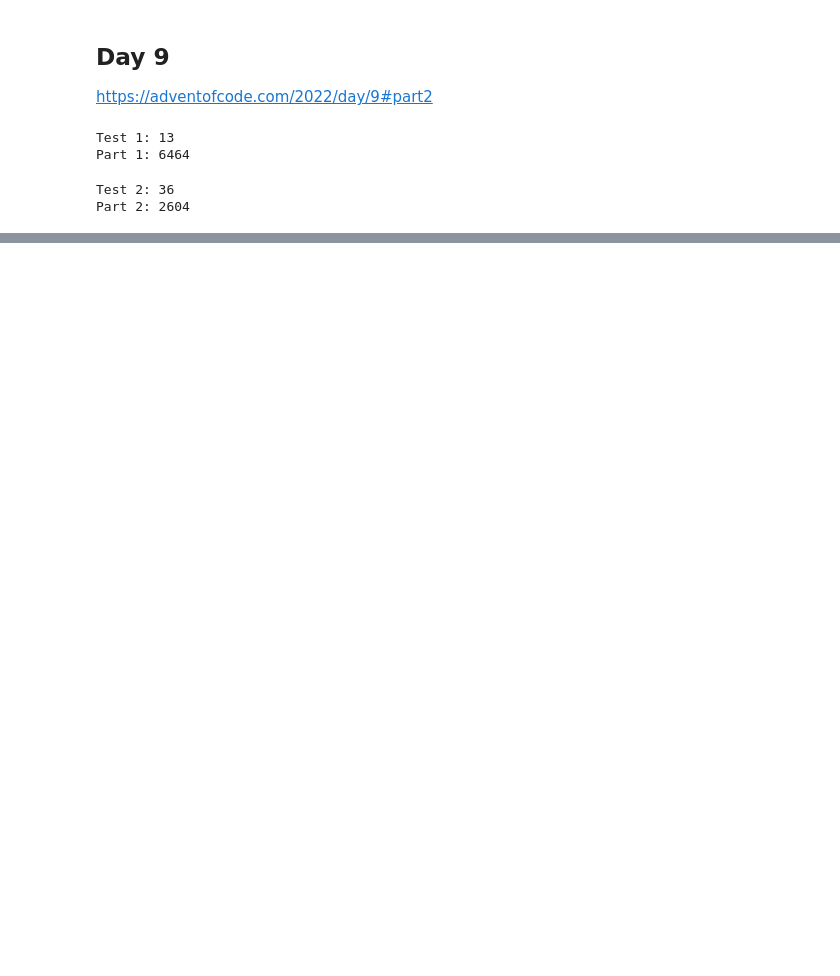
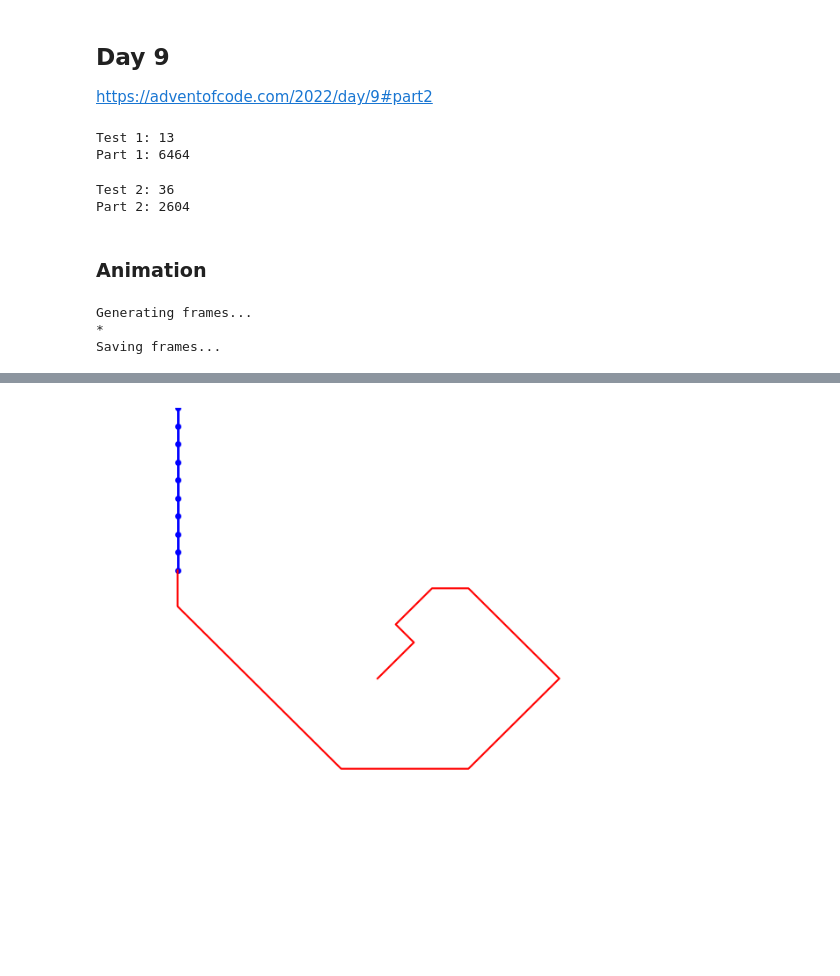
Before and after one commit to marcodelmastro/AdventOfCode2022, a Jupyter notebook: Day09.ipynb, the cells around one changed output, grey strips where cells are left out. Drawn from its saved outputs; the diff is of its cells as text; code cells hidden in the pictures; blank space fills up the shorter version.

Commit message:
Day 9 animations

```diff
--- a/Day09.ipynb
+++ b/Day09.ipynb
@@ -95,3 +94,5 @@ print("Part 2:",part2(instr))
 # %% [output]
 Test 2: 36
 Part 2: 2604
+# %% [markdown]
+### Animation
@@ -97,0 +164,12 @@ Part 2: 2604
+# %%
+camera1 = part2animate(instr1,-15,15,-15,15)
+
+anim1 = camera1.animate(blit=True)
+anim1.save('visualisation/day9animation1.gif', writer='imagemagick')
+
+from IPython.display import HTML
+HTML(anim1.to_html5_video())
+# %% [output]
+Generating frames...
+*
+Saving frames...
@@ -97,0 +177 @@ Part 2: 2604
+[figure, added]
```
Also changed, not shown: parts of 4 cells of this notebook, 2 other files.
